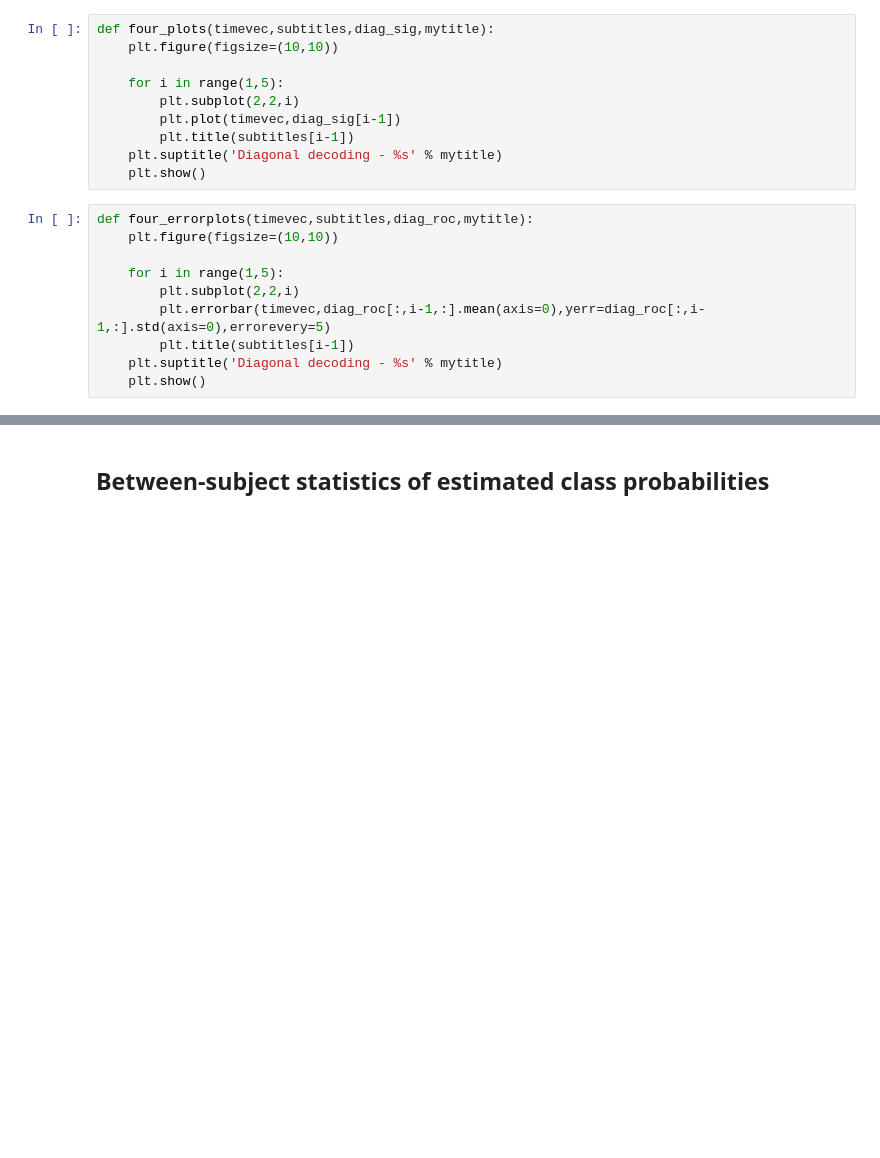
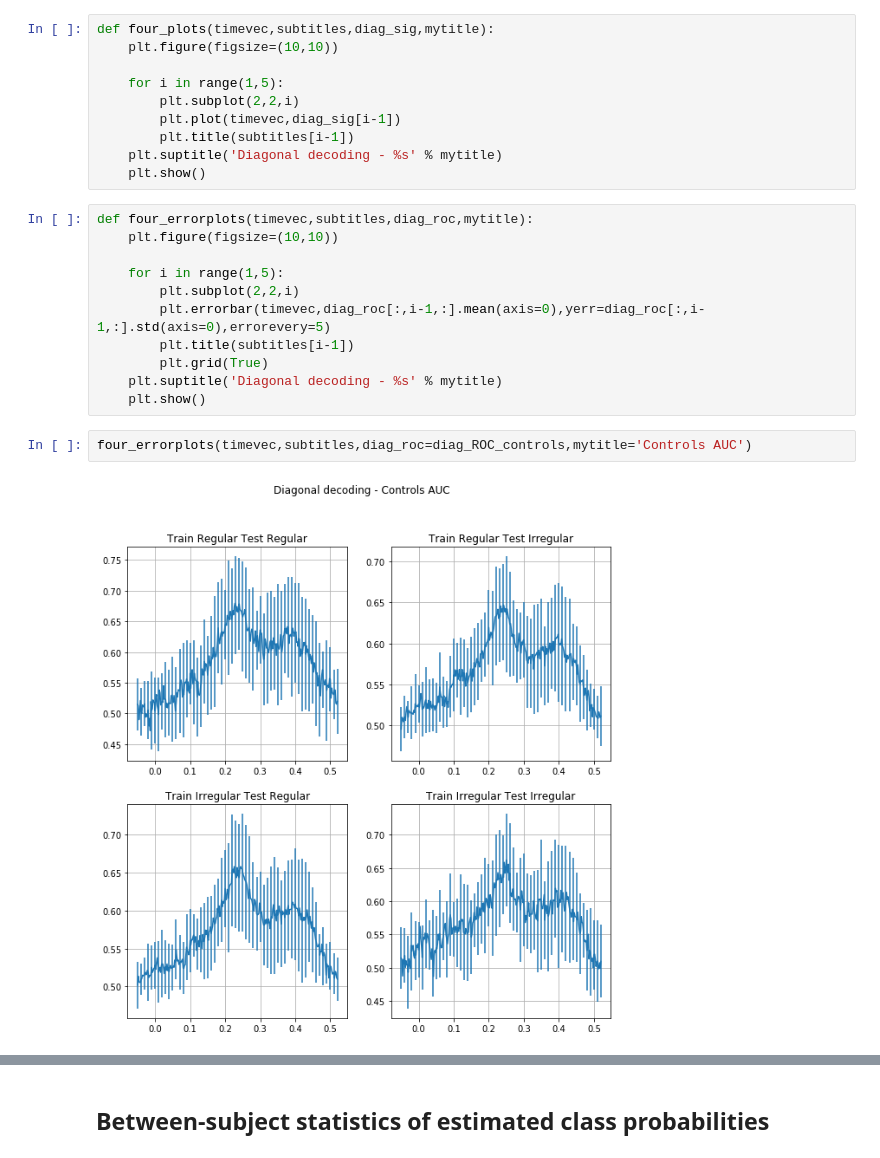
Before and after one commit to nicofarr/pd_osc_decoding, a Jupyter notebook: MNE-Statistics.ipynb, the cells around one changed output, grey strips where cells are left out. Drawn from its saved outputs; the diff is of its cells as text; blank space fills up the shorter version.

```diff
--- a/MNE-Statistics.ipynb
+++ b/MNE-Statistics.ipynb
@@ -194,5 +211,10 @@ def four_errorplots(timevec,subtitles,diag_roc,mytitle):
         plt.subplot(2,2,i)
         plt.errorbar(timevec,diag_roc[:,i-1,:].mean(axis=0),yerr=diag_roc[:,i-1,:].std(axis=0),errorevery=5)
         plt.title(subtitles[i-1])
+        plt.grid(True)
     plt.suptitle('Diagonal decoding - %s' % mytitle)
     plt.show()
+# %%
+four_errorplots(timevec,subtitles,diag_roc=diag_ROC_controls,mytitle='Controls AUC')
+# %% [output]
+[figure, added]
```
Also changed, not shown: parts of 29 cells of this notebook, 1 other file.
